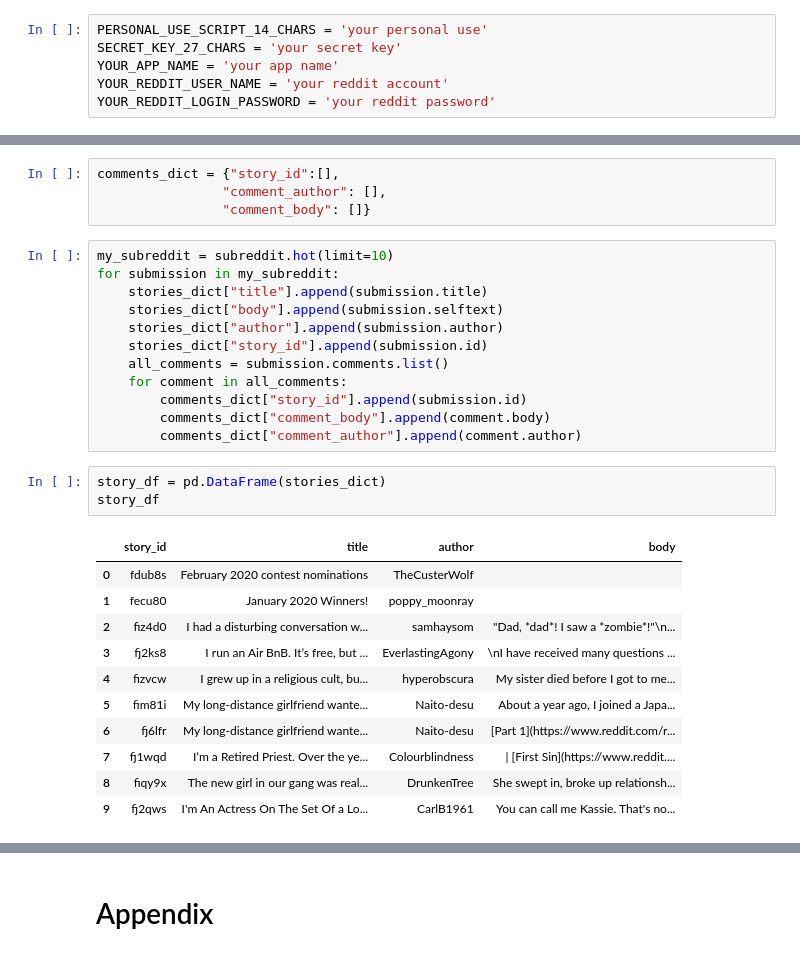
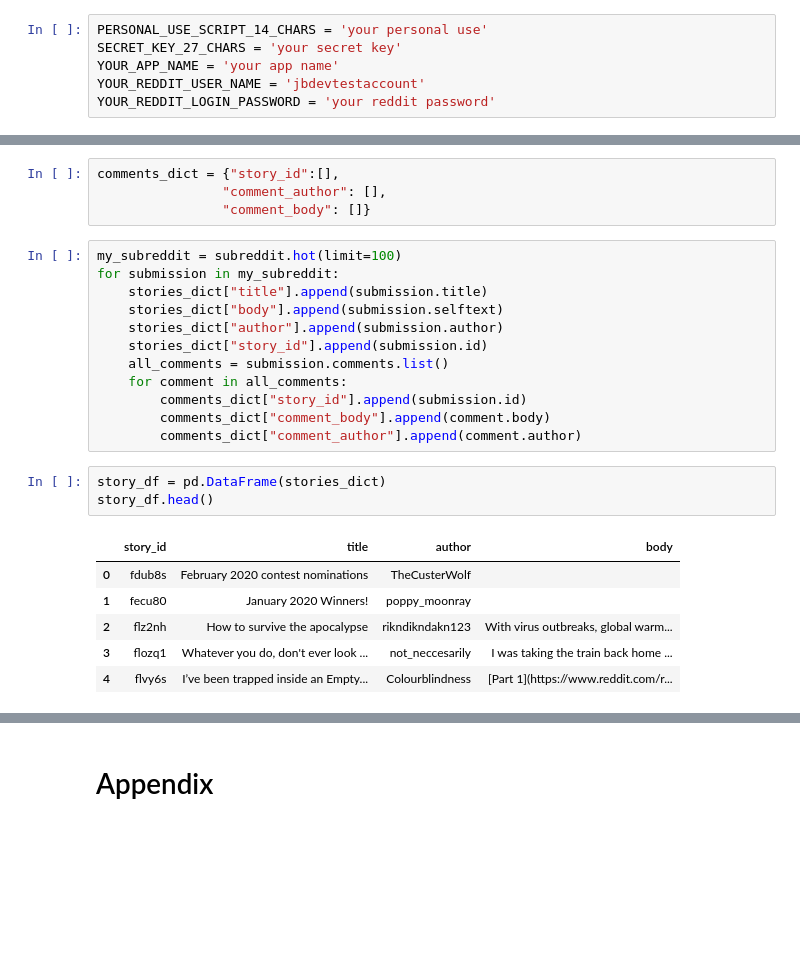
Before and after one commit to CSE6242TEAM135/Nosleep-Recommender-System, a Jupyter notebook: reddit_scraping.ipynb, the cells around one changed output, grey strips where cells are left out. Saved outputs shown, nothing was run; the diff lists cells and outputs as text; blank space fills up the shorter version.

```diff
--- a/reddit_scraping.ipynb
+++ b/reddit_scraping.ipynb
@@ -9,7 +29,7 @@ For the below, follow the directions here https://www.storybench.org/how-to-scra
 PERSONAL_USE_SCRIPT_14_CHARS = 'your personal use'
 SECRET_KEY_27_CHARS = 'your secret key'
 YOUR_APP_NAME = 'your app name'
-YOUR_REDDIT_USER_NAME = 'your reddit account'
+YOUR_REDDIT_USER_NAME = 'jbdevtestaccount'
 YOUR_REDDIT_LOGIN_PASSWORD = 'your reddit password'
 # %%
 reddit = praw.Reddit(client_id=PERSONAL_USE_SCRIPT_14_CHARS,
@@ -35,7 +55,7 @@ comments_dict = {"story_id":[],
                 "comment_author": [],
                 "comment_body": []}
 # %%
-my_subreddit = subreddit.hot(limit=10)
+my_subreddit = subreddit.hot(limit=100)
 for submission in my_subreddit:
     stories_dict["title"].append(submission.title)
     stories_dict["body"].append(submission.selftext)
@@ -48,16 +68,11 @@ for submission in my_subreddit:
         comments_dict["comment_author"].append(comment.author)
 # %%
 story_df = pd.DataFrame(stories_dict)
-story_df
+story_df.head()
 # %% [output]
 |  | story_id | title | author | body |
 | 0 | fdub8s | February 2020 contest nominations | TheCusterWolf |  |
 | 1 | fecu80 | January 2020 Winners! | poppy_moonray |  |
-| 2 | fiz4d0 | I had a disturbing conversation w... | samhaysom | "Dad, *dad*! I saw a *zombie*!"\n... |
-| 3 | fj2ks8 | I run an Air BnB. It’s free, but ... | EverlastingAgony | \nI have received many questions ... |
-| 4 | fizvcw | I grew up in a religious cult, bu... | hyperobscura | My sister died before I got to me... |
-| 5 | fim81i | My long-distance girlfriend wante... | Naito-desu | About a year ago, I joined a Japa... |
-| 6 | fj6lfr | My long-distance girlfriend wante... | Naito-desu | [Part 1](https://www.reddit.com/r... |
-| 7 | fj1wqd | I’m a Retired Priest. Over the ye... | Colourblindness | | [First Sin](https://www.reddit.... |
-| 8 | fiqy9x | The new girl in our gang was real... | DrunkenTree | She swept in, broke up relationsh... |
-| 9 | fj2qws | I'm An Actress On The Set Of a Lo... | CarlB1961 | You can call me Kassie. That's no... |
+| 2 | flz2nh | How to survive the apocalypse | rikndikndakn123 | With virus outbreaks, global warm... |
+| 3 | flozq1 | Whatever you do, don't ever look ... | not_neccesarily | I was taking the train back home ... |
+| 4 | flvy6s | I’ve been trapped inside an Empty... | Colourblindness | [Part 1](https://www.reddit.com/r... |
```
Also changed, not shown: parts of 18 cells of this notebook.
